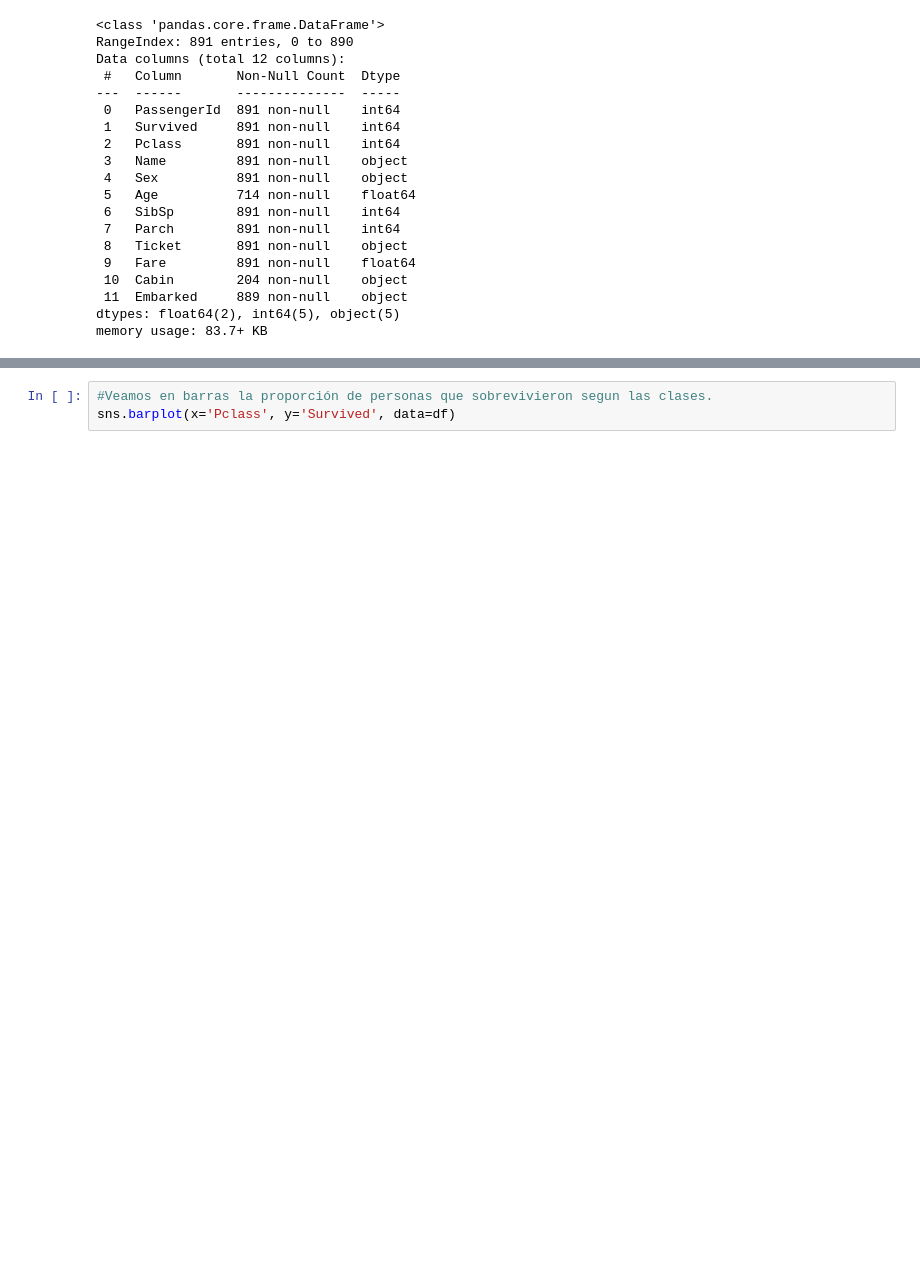
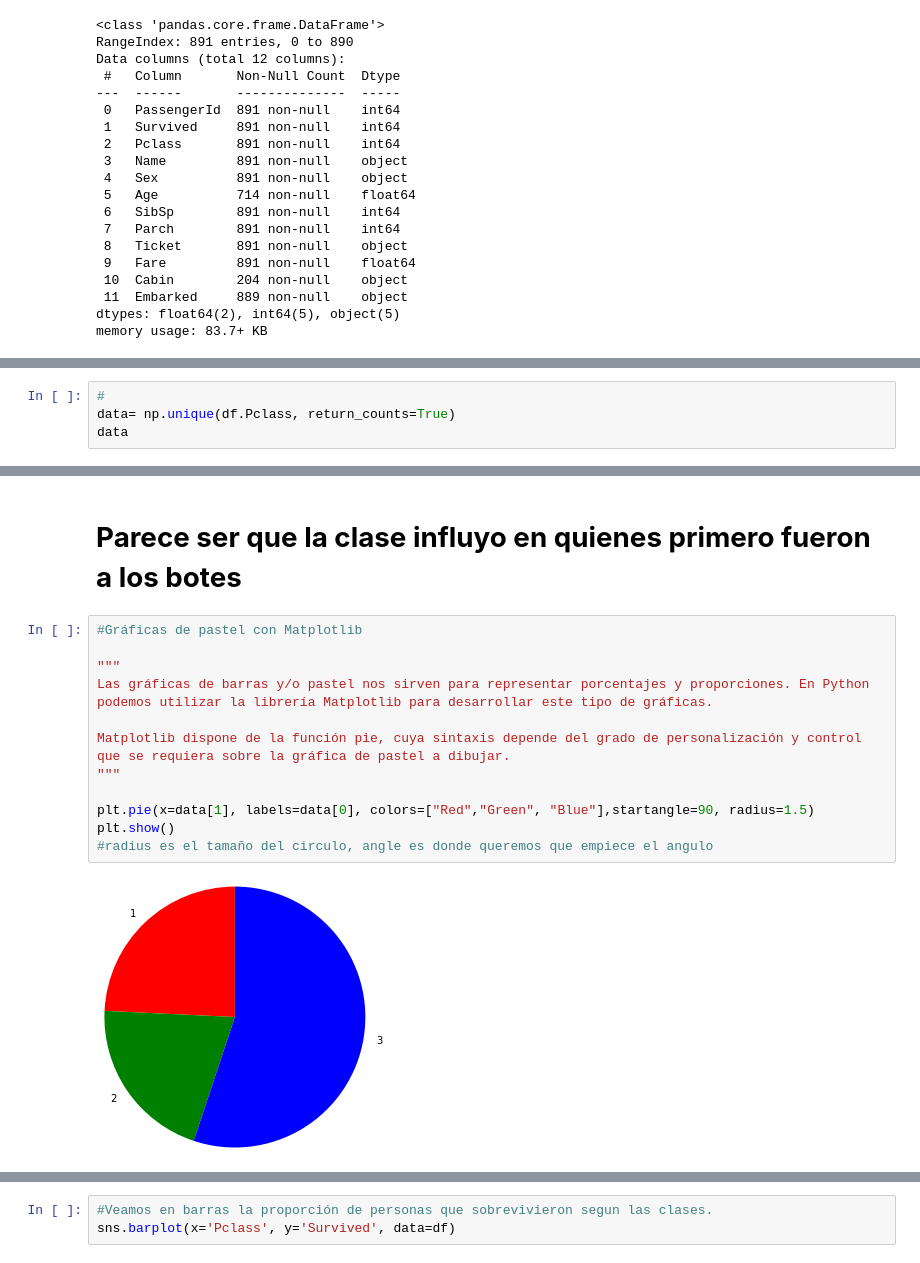
Before and after one commit to Jorge-89/Data-Science-CoderHouse, a Jupyter notebook: Titanic_Pandas.ipynb, the cells around one changed output, grey strips where cells are left out. Drawn from its saved outputs; the diff is of its cells as text; blank space fills up the shorter version.

```diff
--- a/Titanic_Pandas.ipynb
+++ b/Titanic_Pandas.ipynb
@@ -106,0 +112,4 @@ Cantidad de personas que sobrevivieron 342
+# %%
+#
+data= np.unique(df.Pclass, return_counts=True)
+data
@@ -106,0 +125,16 @@ Cantidad de personas que sobrevivieron 342
+# %% [markdown]
+# **Parece ser que la clase influyo en quienes primero fueron a los botes**
+# %%
+#Gráficas de pastel con Matplotlib
+
+"""
+Las gráficas de barras y/o pastel nos sirven para representar porcentajes y proporciones. En Python podemos utilizar la librería Matplotlib para desarrollar este tipo de gráficas.
+
+Matplotlib dispone de la función pie, cuya sintaxis depende del grado de personalización y control que se requiera sobre la gráfica de pastel a dibujar.
+"""
+
+plt.pie(x=data[1], labels=data[0], colors=["Red","Green", "Blue"],startangle=90, radius=1.5)
+plt.show()
+#radius es el tamaño del circulo, angle es donde queremos que empiece el angulo
+# %% [output]
+[figure, added]
```
Also changed, not shown: parts of 5 cells of this notebook.
